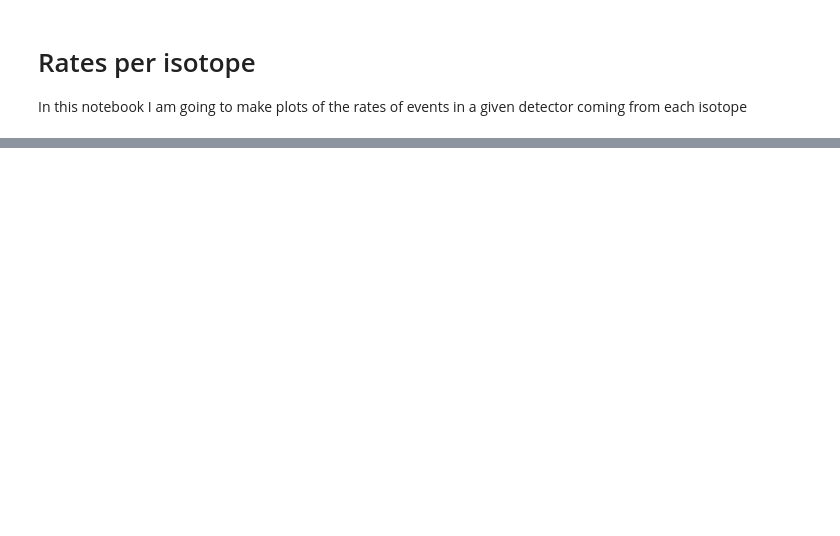
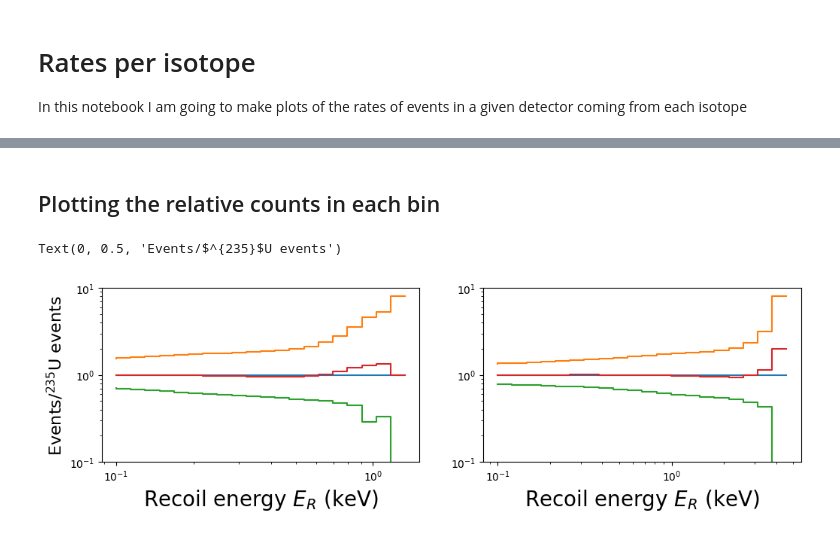
Before and after one commit to RitterCat/reactor-nu-cevns, a Jupyter notebook: isotope_rate_plot.ipynb, the cells around one changed output, grey strips where cells are left out. Saved outputs shown, nothing was run; the diff lists cells and outputs as text; code cells hidden in the pictures; blank space fills up the shorter version.

```diff
--- a/isotope_rate_plot.ipynb
+++ b/isotope_rate_plot.ipynb
@@ -77 +79,30 @@ fig.savefig("./figures/recoil_spectra_per_isotope_Xe_Si.pdf", bbox_inches='tight
 [figure]
+# %% [markdown]
+## Plotting the relative counts in each bin
+# %%
+fig, axes = plt.subplots(1, 2, figsize=(12, 3))
+
+reference_isotope_idx = 0
+
+for ax, bin_counts_per_isotope in zip(axes, Xe_Si_bin_counts):
+    reference_isotope_bin_counts = np.array(bin_counts_per_isotope[reference_isotope_idx][1])
+    for isotope_string, (bins, bin_counts) in zip(FISSILE_ISOTOPES_LATEX_FORMAT, bin_counts_per_isotope):
+        relative_bin_counts = np.array(bin_counts)/reference_isotope_bin_counts
+        ax.step(bins/keV, relative_bin_counts, where='pre', label=isotope_string)
+
+    ax.set_xlabel("Recoil energy $E_R$ (keV)", fontsize=20)
+
+    ax.set_xscale('log')
+    ax.set_yscale('log')
+
+    ax.set_ylim(0.1, 10)
+
+    # ax.legend(fontsize=8, loc='lower left')
+
+axes[0].set_ylabel(f"Events/{FISSILE_ISOTOPES_LATEX_FORMAT[reference_isotope_idx]} events", fontsize=16)
+
+# axes[0].text(0.7, 3e3, "Xe at 10m", fontsize=18)
+# axes[1].text(2, 1e3, "Si at 10m", fontsize=18)
+# %% [output]
+Text(0, 0.5, 'Events/$^{235}$U events')
+[figure, added]
```
Also changed, not shown: parts of 4 cells of this notebook, 11 other files.
